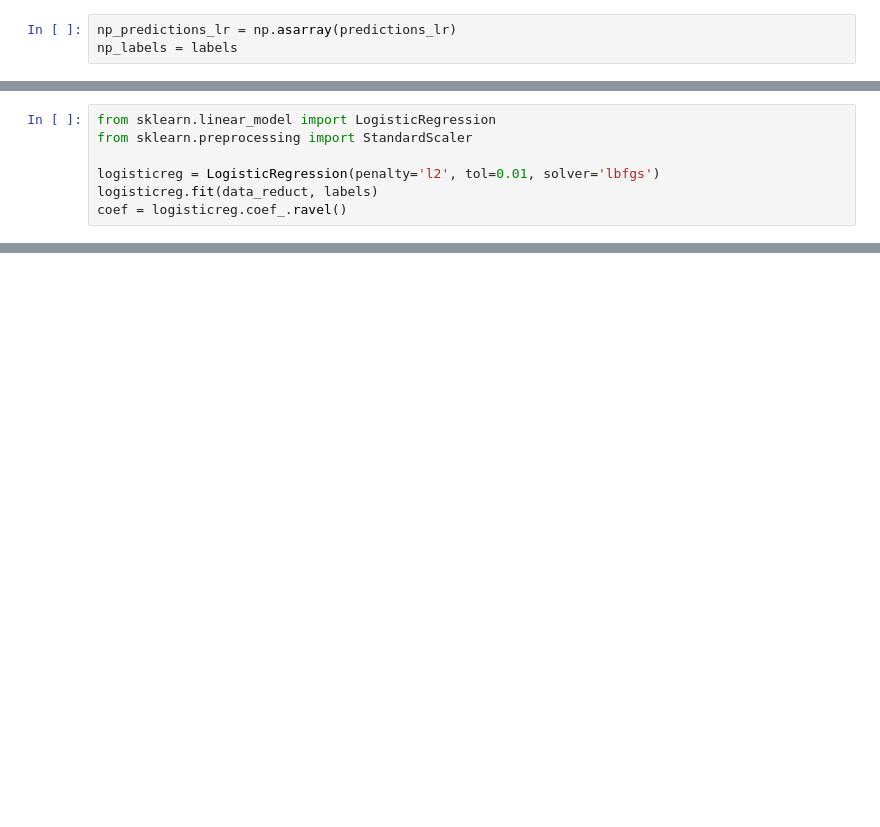
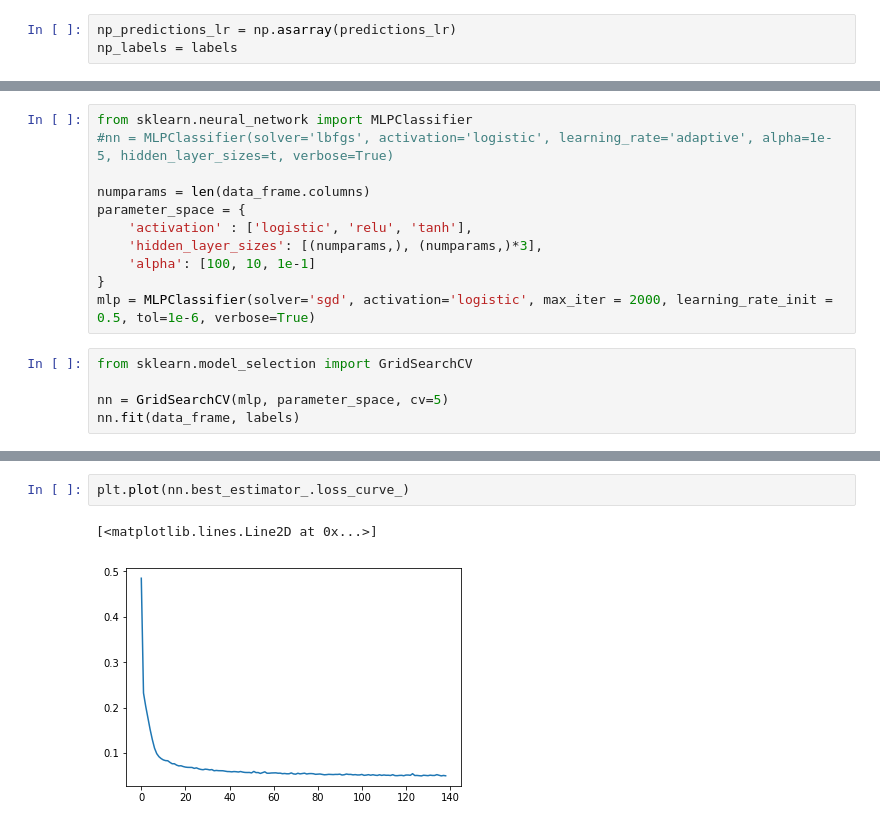
Before and after one commit to simonbe-unc/recursive-bambino, a Jupyter notebook: Baseball Project.ipynb, the cells around one changed output, grey strips where cells are left out. Drawn from its saved outputs; the diff is of its cells as text; blank space fills up the shorter version.

```diff
--- a/Baseball Project.ipynb
+++ b/Baseball Project.ipynb
@@ -573,7 +381,0 @@ clf.score(data_reduct,labels)
-# %%
-from sklearn.linear_model import LogisticRegression
-from sklearn.preprocessing import StandardScaler
-
-logisticreg = LogisticRegression(penalty='l2', tol=0.01, solver='lbfgs')
-logisticreg.fit(data_reduct, labels)
-coef = logisticreg.coef_.ravel()
@@ -589,0 +536,16 @@ clf.score(X, y)
+# %%
+from sklearn.neural_network import MLPClassifier
+#nn = MLPClassifier(solver='lbfgs', activation='logistic', learning_rate='adaptive', alpha=1e-5, hidden_layer_sizes=t, verbose=True)
+
+numparams = len(data_frame.columns)
+parameter_space = {
+    'activation' : ['logistic', 'relu', 'tanh'],
+    'hidden_layer_sizes': [(numparams,), (numparams,)*3],
+    'alpha': [100, 10, 1e-1]
+}
+mlp = MLPClassifier(solver='sgd', activation='logistic', max_iter = 2000, learning_rate_init = 0.5, tol=1e-6, verbose=True)
+# %%
+from sklearn.model_selection import GridSearchCV
+
+nn = GridSearchCV(mlp, parameter_space, cv=5)
+nn.fit(data_frame, labels)
@@ -589,0 +708,5 @@ clf.score(X, y)
+# %%
+plt.plot(nn.best_estimator_.loss_curve_)
+# %% [output]
+[<matplotlib.lines.Line2D at 0x...>]
+[figure, added]
```
Also changed, not shown: parts of 58 cells of this notebook.
